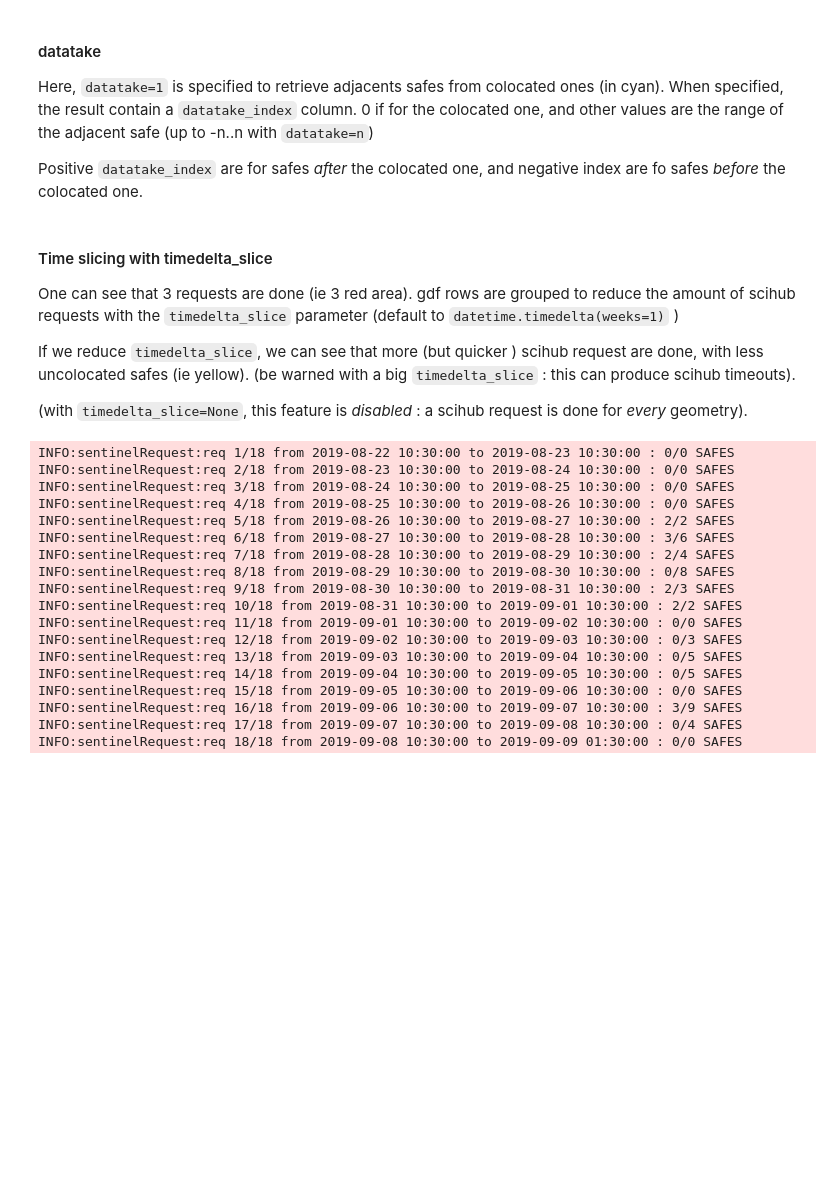
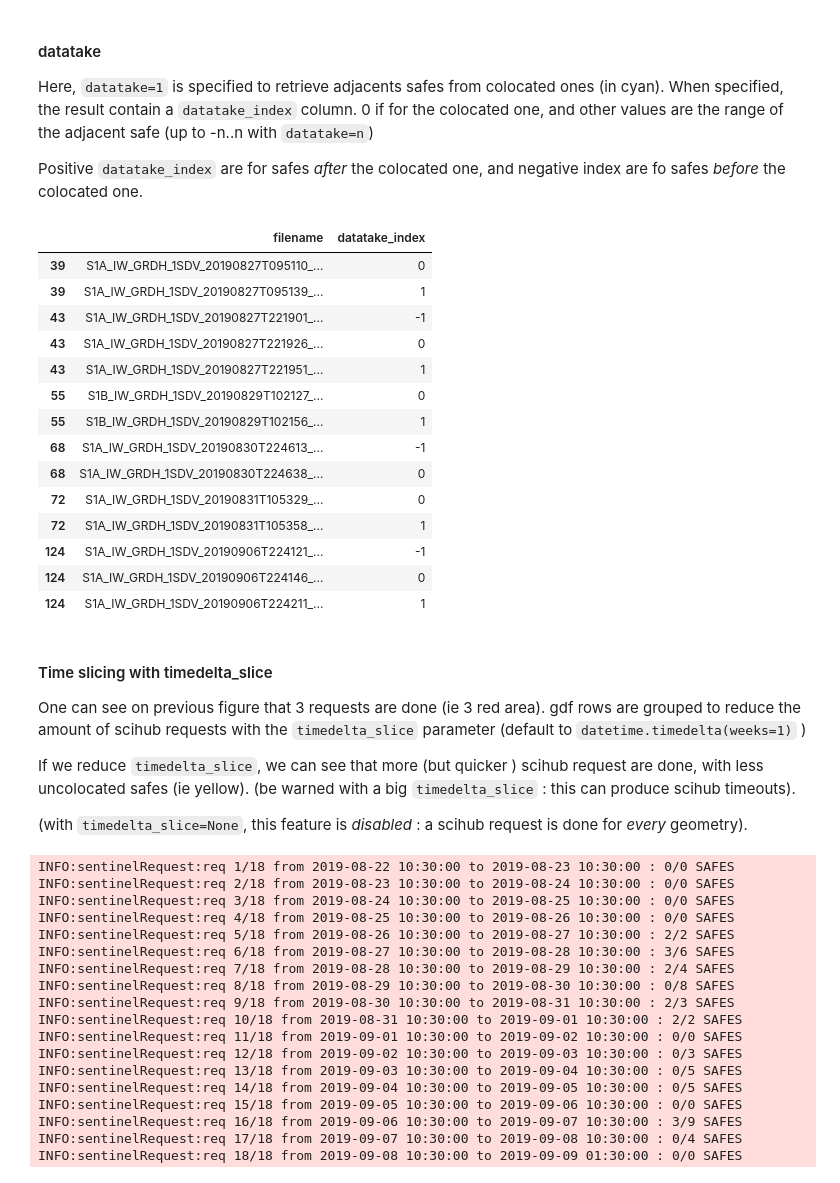
Before and after one commit to oarcher/sentinelrequest, a Jupyter notebook: README.ipynb, the cells around one changed output. Drawn from its saved outputs; the diff is of its cells as text; code cells hidden in the pictures; blank space fills up the shorter version.

```diff
--- a/README.ipynb
+++ b/README.ipynb
@@ -221,10 +260,28 @@ INFO:sentinelRequest:req 3/3 from 2019-09-05 10:30:00 to 2019-09-09 01:30:00 : 3
 Here, `datatake=1` is specified to retrieve adjacents safes from colocated ones (in cyan). When specified, the result contain a `datatake_index` column. 0 if for the colocated one, and other values are the range of the adjacent safe (up to -n..n with `datatake=n`)
 
 Positive `datatake_index` are for safes *after* the colocated one, and negative index are fo safes *before* the colocated one.
+# %%
+safes[['filename','datatake_index']]
+# %% [output]
+|  | filename | datatake_index |
+| 39 | S1A_IW_GRDH_1SDV_20190827T095110_... | 0 |
+| 39 | S1A_IW_GRDH_1SDV_20190827T095139_... | 1 |
+| 43 | S1A_IW_GRDH_1SDV_20190827T221901_... | -1 |
+| 43 | S1A_IW_GRDH_1SDV_20190827T221926_... | 0 |
+| 43 | S1A_IW_GRDH_1SDV_20190827T221951_... | 1 |
+| 55 | S1B_IW_GRDH_1SDV_20190829T102127_... | 0 |
+| 55 | S1B_IW_GRDH_1SDV_20190829T102156_... | 1 |
+| 68 | S1A_IW_GRDH_1SDV_20190830T224613_... | -1 |
+| 68 | S1A_IW_GRDH_1SDV_20190830T224638_... | 0 |
+| 72 | S1A_IW_GRDH_1SDV_20190831T105329_... | 0 |
+| 72 | S1A_IW_GRDH_1SDV_20190831T105358_... | 1 |
+| 124 | S1A_IW_GRDH_1SDV_20190906T224121_... | -1 |
+| 124 | S1A_IW_GRDH_1SDV_20190906T224146_... | 0 |
+| 124 | S1A_IW_GRDH_1SDV_20190906T224211_... | 1 |
 # %% [markdown]
 #### Time slicing with timedelta_slice
 
-One can see that 3 requests are done (ie 3 red area). gdf rows are grouped to reduce the amount of scihub requests with the `timedelta_slice` parameter (default to `datetime.timedelta(weeks=1)` )
+One can see on previous figure that 3 requests are done (ie 3 red area). gdf rows are grouped to reduce the amount of scihub requests with the `timedelta_slice` parameter (default to `datetime.timedelta(weeks=1)` )
 
 If we reduce `timedelta_slice`, we can see that more (but quicker ) scihub request are done, with less uncolocated safes (ie yellow). (be warned with a big `timedelta_slice` : this can produce scihub timeouts).
 
```
Also changed, not shown: parts of 6 cells of this notebook, 1 other file.
